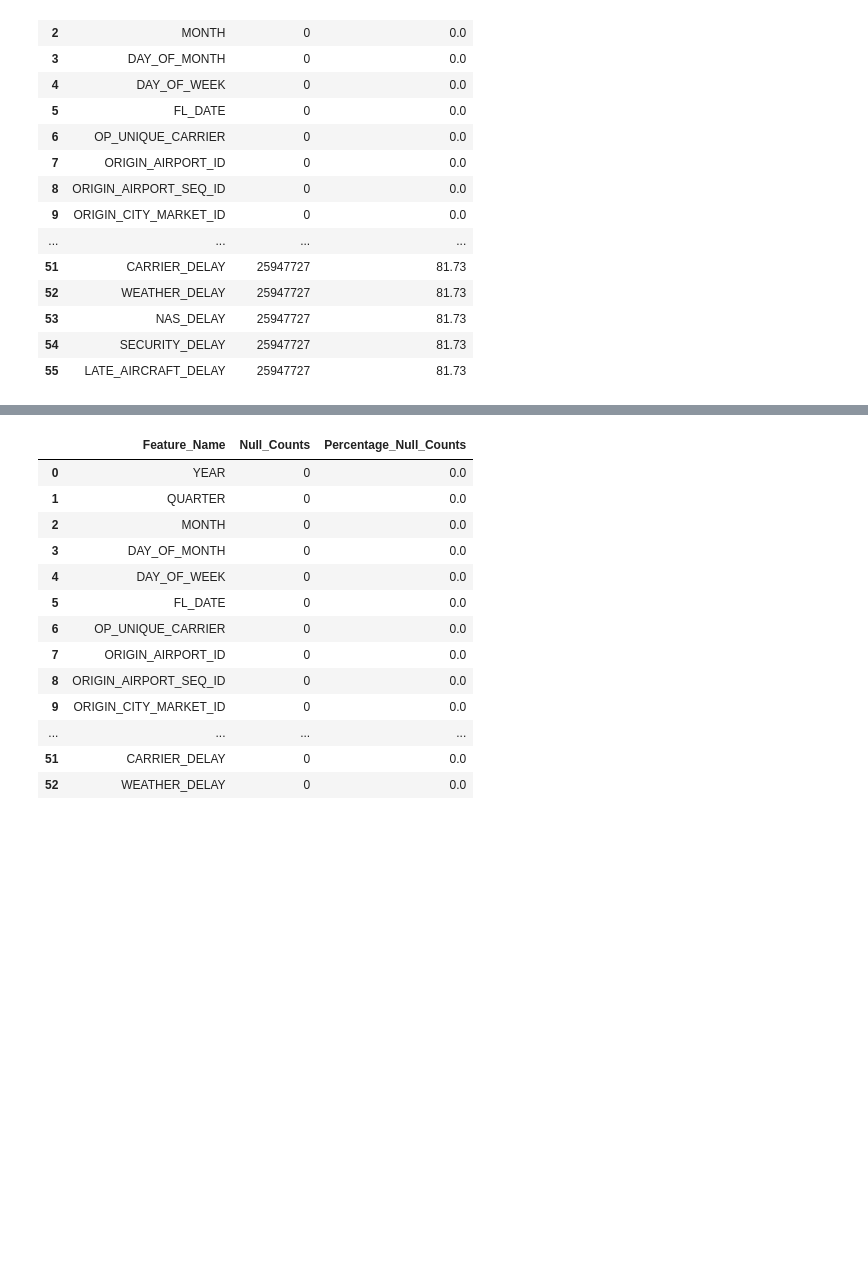
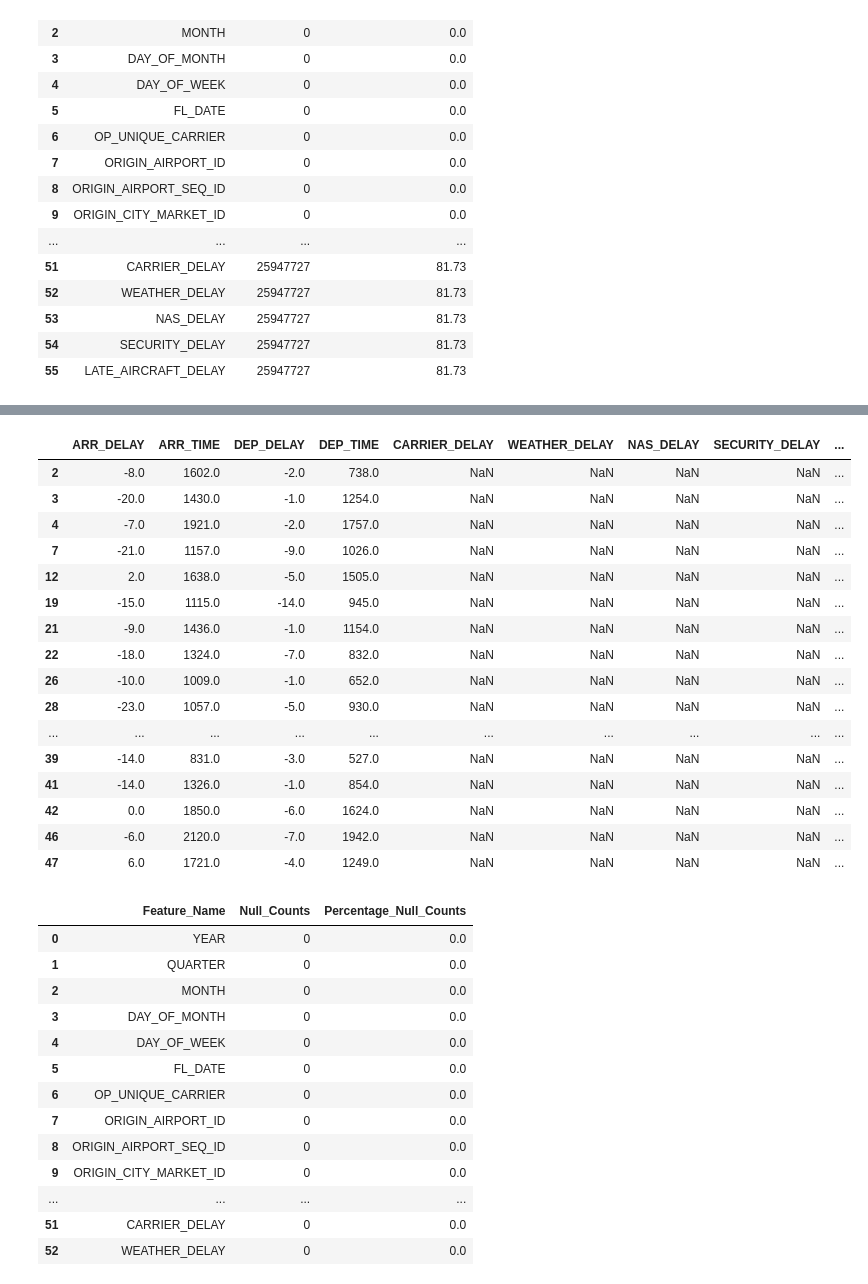
Before and after one commit to jayeshparikh/w261-project, a Jupyter notebook: AirlineDelaysWeather_WIP.ipynb, the cells around one changed output, grey strips where cells are left out. Saved outputs shown, nothing was run; the diff lists cells and outputs as text; code cells hidden in the pictures; blank space fills up the shorter version.

```diff
--- a/AirlineDelaysWeather_WIP.ipynb
+++ b/AirlineDelaysWeather_WIP.ipynb
@@ -111,0 +183,3 @@ f'{airlines_filtered.count():,}'
+# %%
+sample_airlines_df = airlines.sample(False, 0.0001, 2020)
+pandas_airlines_df = sample_airlines_df.toPandas()
@@ -112,3 +188,23 @@ f'{airlines_filtered.count():,}'
+# %%
+pandas_airlines_df[['ARR_DELAY', 'ARR_TIME', 'DEP_DELAY', 'DEP_TIME', 'CARRIER_DELAY', 'WEATHER_DELAY', 'NAS_DELAY', 'SECURITY_DELAY', 'LATE_AIRCRAFT_DELAY']][pandas_airlines_df.DEP_DELAY < 0 ].head(20)
+# %% [output]
+|  | ARR_DELAY | ARR_TIME | DEP_DELAY | DEP_TIME | CARRIER_DELAY | WEATHER_DELAY | NAS_DELAY | SECURITY_DELAY | ... |
+| 2 | -8.0 | 1602.0 | -2.0 | 738.0 | NaN | NaN | NaN | NaN | ... |
+| 3 | -20.0 | 1430.0 | -1.0 | 1254.0 | NaN | NaN | NaN | NaN | ... |
+| 4 | -7.0 | 1921.0 | -2.0 | 1757.0 | NaN | NaN | NaN | NaN | ... |
+| 7 | -21.0 | 1157.0 | -9.0 | 1026.0 | NaN | NaN | NaN | NaN | ... |
+| 12 | 2.0 | 1638.0 | -5.0 | 1505.0 | NaN | NaN | NaN | NaN | ... |
+| 19 | -15.0 | 1115.0 | -14.0 | 945.0 | NaN | NaN | NaN | NaN | ... |
+| 21 | -9.0 | 1436.0 | -1.0 | 1154.0 | NaN | NaN | NaN | NaN | ... |
+| 22 | -18.0 | 1324.0 | -7.0 | 832.0 | NaN | NaN | NaN | NaN | ... |
+| 26 | -10.0 | 1009.0 | -1.0 | 652.0 | NaN | NaN | NaN | NaN | ... |
+| 28 | -23.0 | 1057.0 | -5.0 | 930.0 | NaN | NaN | NaN | NaN | ... |
+| ... | ... | ... | ... | ... | ... | ... | ... | ... | ... |
+| 39 | -14.0 | 831.0 | -3.0 | 527.0 | NaN | NaN | NaN | NaN | ... |
+| 41 | -14.0 | 1326.0 | -1.0 | 854.0 | NaN | NaN | NaN | NaN | ... |
+| 42 | 0.0 | 1850.0 | -6.0 | 1624.0 | NaN | NaN | NaN | NaN | ... |
+| 46 | -6.0 | 2120.0 | -7.0 | 1942.0 | NaN | NaN | NaN | NaN | ... |
+| 47 | 6.0 | 1721.0 | -4.0 | 1249.0 | NaN | NaN | NaN | NaN | ... |
 # %%
 nullCounts_df2 = nullDataFrame(airlines_filtered)
 nullCounts_df2
```
Also changed, not shown: parts of 17 cells of this notebook.
